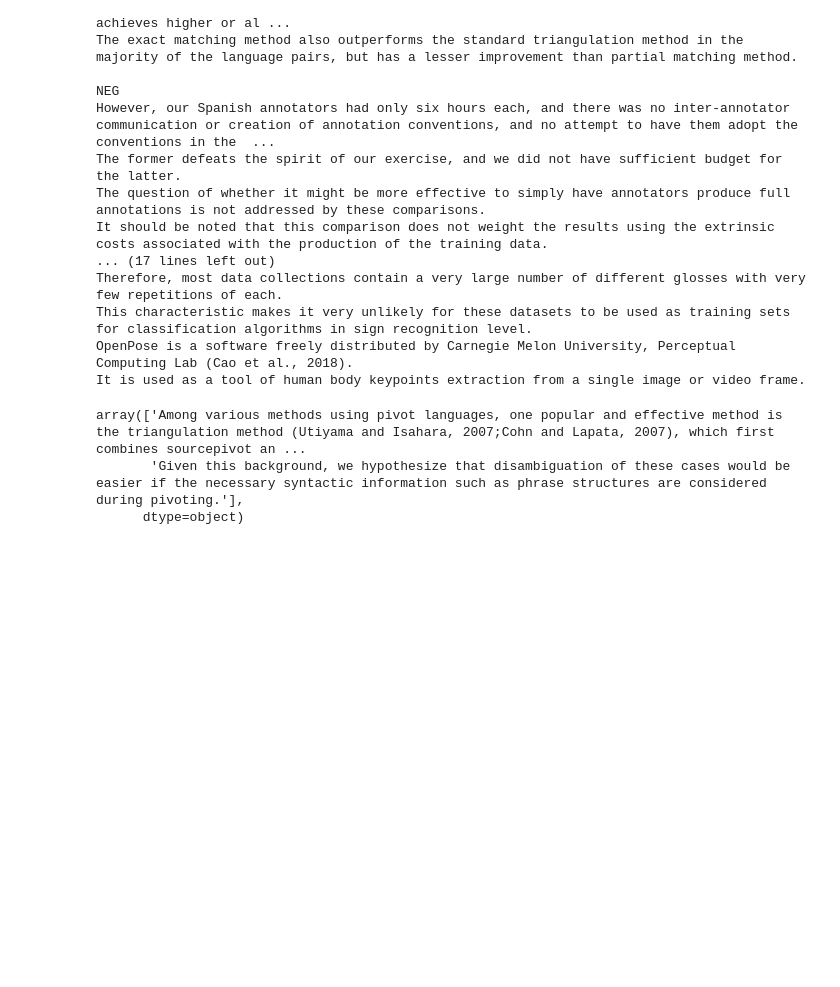
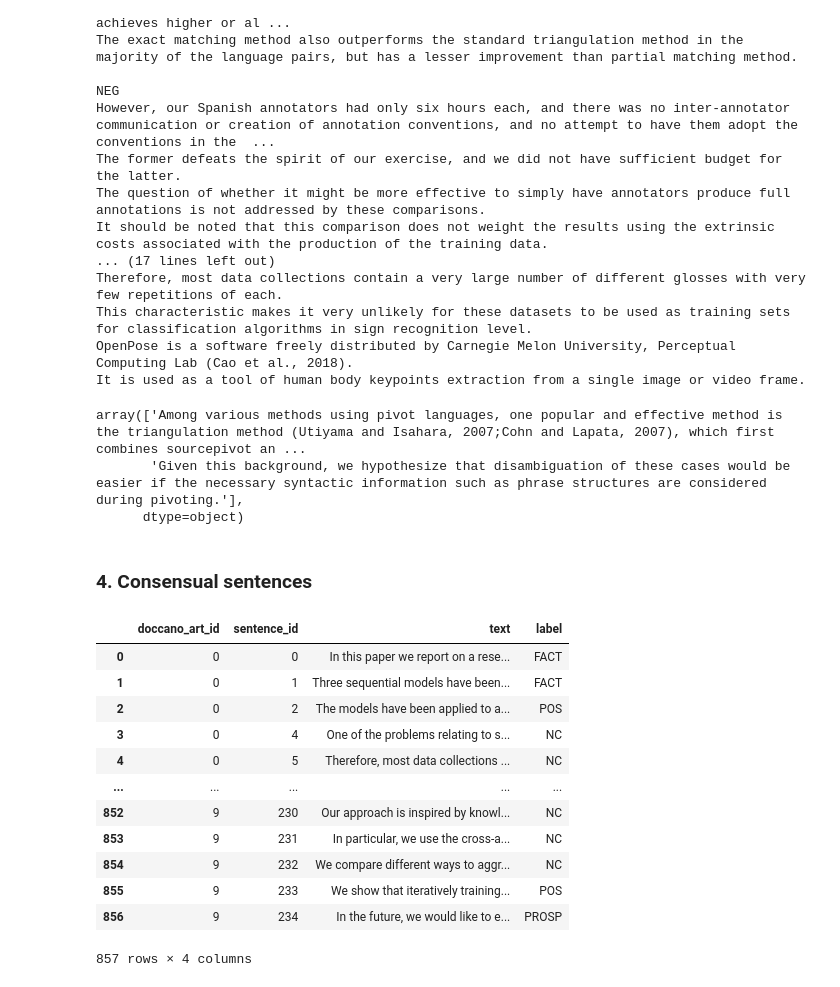
Before and after one commit to ClementineBleuze/claims-in-NLP, a Jupyter notebook: 2-claims-annotation/annotation-processing.ipynb, the cells around one changed output. Cells and saved outputs as stored; diff of their text form; code cells hidden in the pictures; blank space fills up the shorter version.

```diff
--- a/claims-annotation/annotation-processing.ipynb
+++ b/2-claims-annotation/annotation-processing.ipynb
@@ -230,3 +230,29 @@ t
 array(['Among various methods using pivot languages, one popular and effective method is the triangulation method (Utiyama and Isahara, 2007;Cohn and Lapata, 2007), which first combines sourcepivot an ...
        'Given this background, we hypothesize that disambiguation of these cases would be easier if the necessary syntactic information such as phrase structures are considered during pivoting.'],
       dtype=object)
+# %% [markdown]
+### 4. Consensual sentences
+# %%
+data = []
+for i, row in aset.annotations.iterrows():
+    labels = [row[f"label_{anno}"] for anno in task.annotators if row[f"label_{anno}"] != ""]
+    if len(list(set(labels))) == 1:
+        data.append([row["doccano_art_id"], row["sentence_id"], row["text"], labels[0]])
+
+df = pd.DataFrame(data, columns = ["doccano_art_id", "sentence_id", "text", "label"])
+# %%
+df
+# %% [output]
+|  | doccano_art_id | sentence_id | text | label |
+| 0 | 0 | 0 | In this paper we report on a rese... | FACT |
+| 1 | 0 | 1 | Three sequential models have been... | FACT |
+| 2 | 0 | 2 | The models have been applied to a... | POS |
+| 3 | 0 | 4 | One of the problems relating to s... | NC |
+| 4 | 0 | 5 | Therefore, most data collections ... | NC |
+| ... | ... | ... | ... | ... |
+| 852 | 9 | 230 | Our approach is inspired by knowl... | NC |
+| 853 | 9 | 231 | In particular, we use the cross-a... | NC |
+| 854 | 9 | 232 | We compare different ways to aggr... | NC |
+| 855 | 9 | 233 | We show that iteratively training... | POS |
+| 856 | 9 | 234 | In the future, we would like to e... | PROSP |
+857 rows × 4 columns
```
Also changed, not shown: parts of 1 cell of this notebook, 16 other files.
